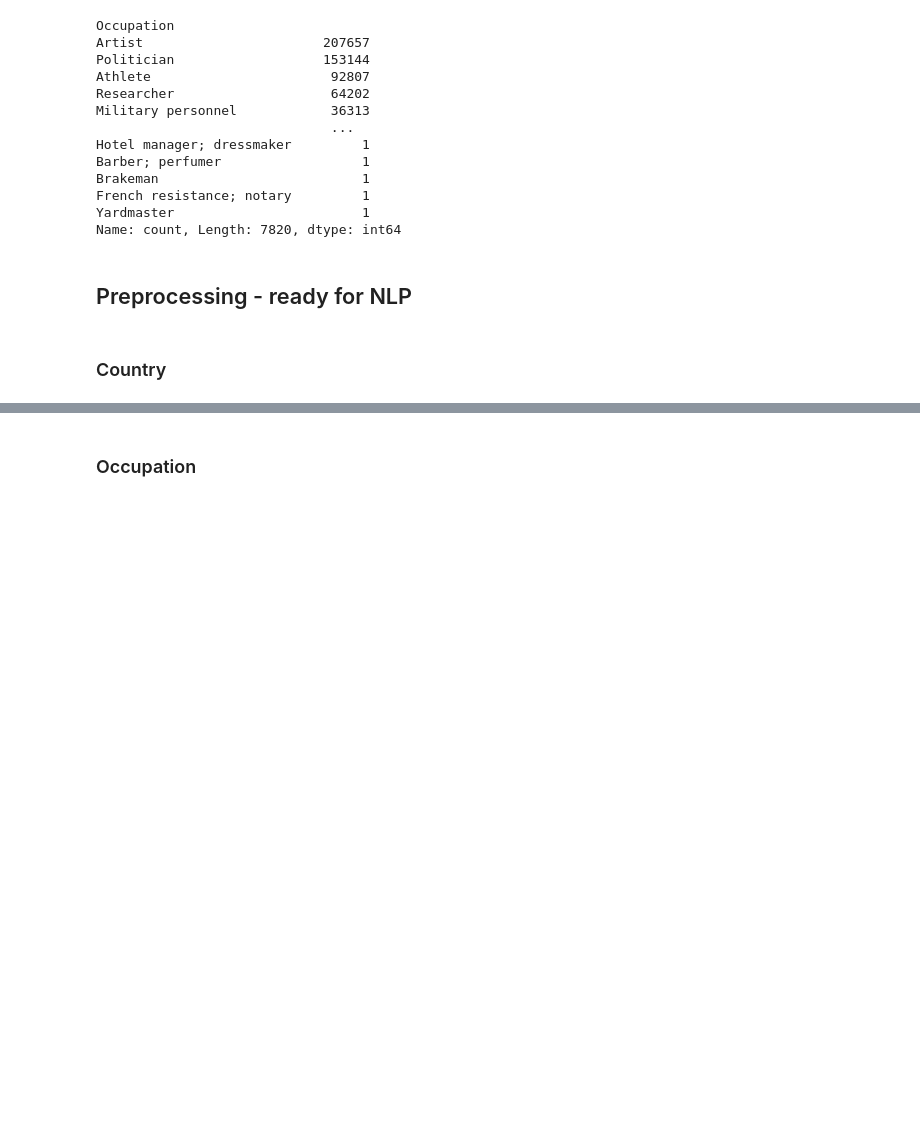
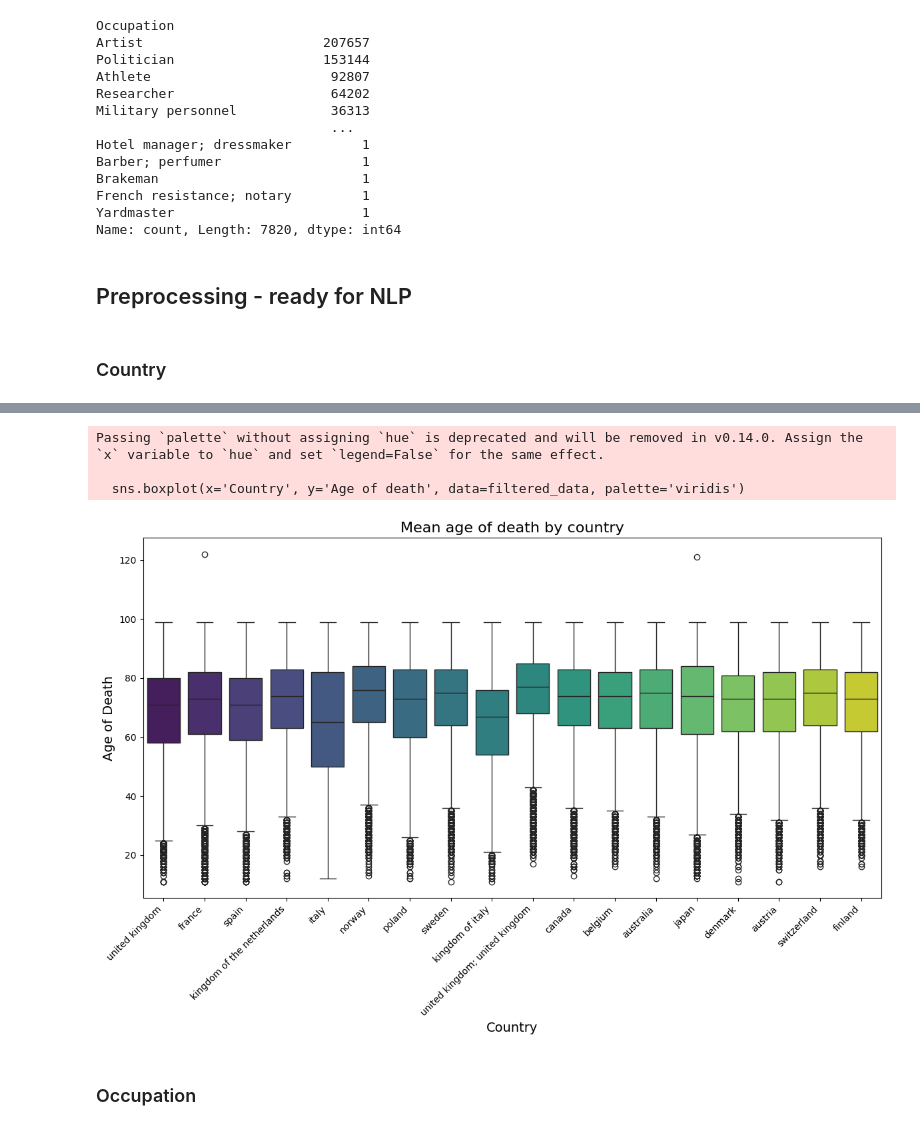
Before and after one commit to sigridbom/datascience_exam, a Jupyter notebook: notebooks/1_data_wrangling.ipynb, the cells around one changed output, grey strips where cells are left out. Drawn from its saved outputs; the diff is of its cells as text; code cells hidden in the pictures; blank space fills up the shorter version.

```diff
--- a/notebooks/1_data_wrangling.ipynb
+++ b/notebooks/1_data_wrangling.ipynb
@@ -358,16 +409,26 @@ selected_countries = ['']
+# %%
+selected_countries = ['united states of america,' 'germany', 'france', 'united kingdom', 'united kingdom; united kingdom', 'canada', 'spain',
+                    'sweden', 'italy', 'italy: kingdom of italy', 'poland', 'norway', 'kingdom of the netherlands', 'australia', 'austria', 'belgium',
+                    'japan', 'switzerland', 'kingdom of italy', 'denmark', 'finland']
 # %%
 filtered_data = data[data['Country'].isin(selected_countries)]
 # %%
 # Plotting with Seaborn
 plt.figure(figsize=(12, 8))
-sns.boxplot(x='Occupation', y='Age of death', data=filtered_data, palette='viridis')
+sns.boxplot(x='Country', y='Age of death', data=filtered_data, palette='viridis')
 
 # Adding titles and labels
-plt.title('Mean age of death by occupation', fontsize=16)
-plt.xlabel('Occupation', fontsize=14)
+plt.title('Mean age of death by country', fontsize=16)
+plt.xlabel('Country', fontsize=14)
 plt.ylabel('Age of Death', fontsize=14)
 plt.xticks(rotation=45, ha='right')
 
 # Display the plot
 plt.tight_layout()
+fig = plt.gcf() # get current figure
 plt.show()
+# %% [output]
+Passing `palette` without assigning `hue` is deprecated and will be removed in v0.14.0. Assign the `x` variable to `hue` and set `legend=False` for the same effect.
+
+  sns.boxplot(x='Country', y='Age of death', data=filtered_data, palette='viridis')
+[figure, added]
```
Also changed, not shown: parts of 23 cells of this notebook, 4 other files.
